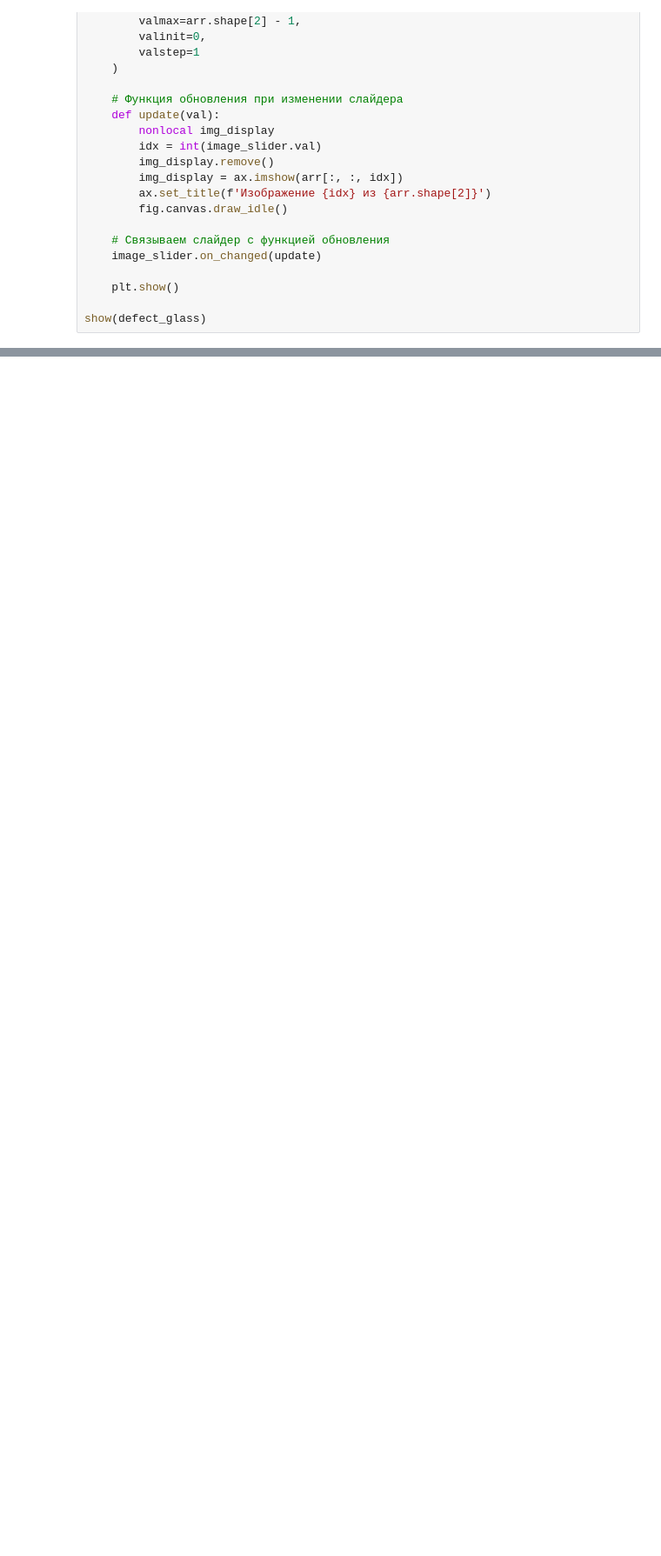
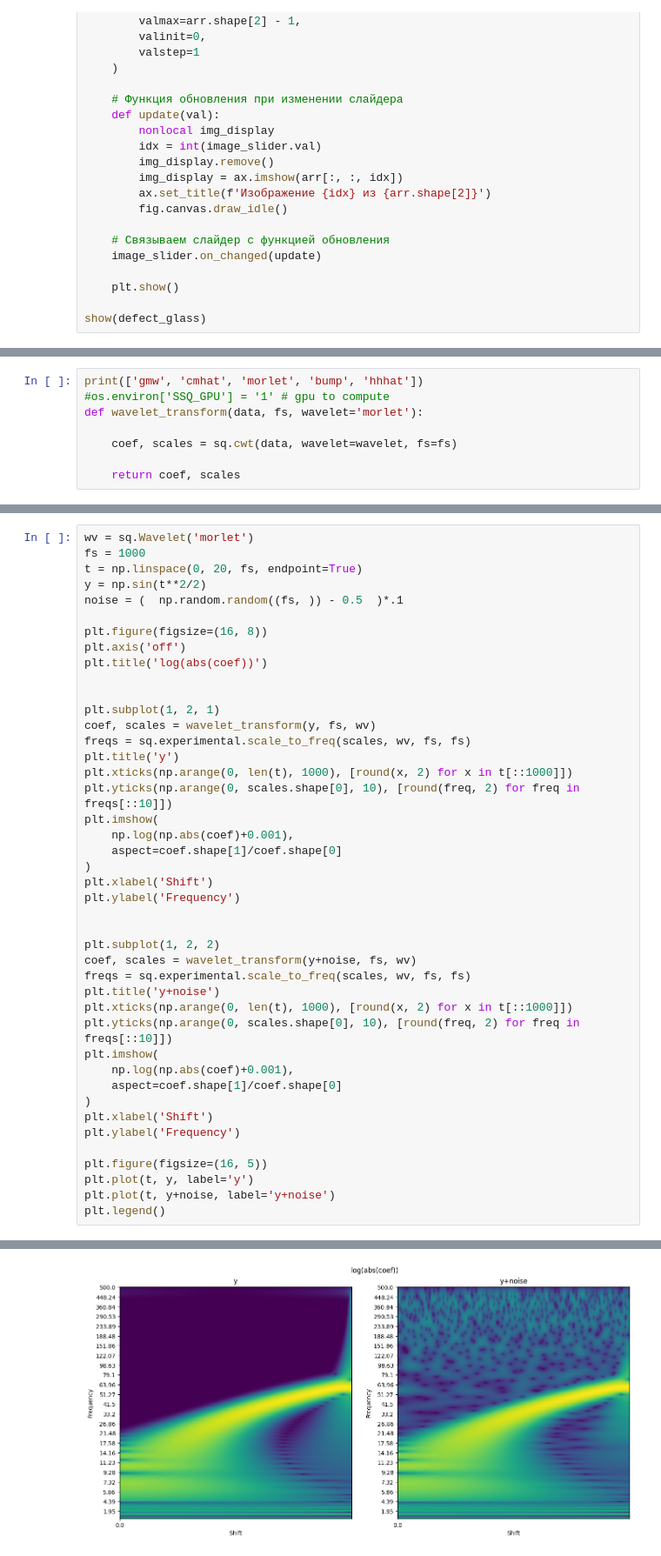
Before and after one commit to RenderAlien/thermograms, a Jupyter notebook: main.ipynb, the cells around one changed output, grey strips where cells are left out. Shown at 87% size. Saved outputs shown, nothing was run; the diff lists cells and outputs as text; blank space fills up the shorter version.

```diff
--- a/main.ipynb
+++ b/main.ipynb
@@ -205,0 +240,8 @@ plt.imshow(    np.log(res+0.001)    )
+# %%
+print(['gmw', 'cmhat', 'morlet', 'bump', 'hhhat'])
+#os.environ['SSQ_GPU'] = '1' # gpu to compute
+def wavelet_transform(data, fs, wavelet='morlet'):
+
+    coef, scales = sq.cwt(data, wavelet=wavelet, fs=fs)
+
+    return coef, scales
@@ -205,0 +250,44 @@ plt.imshow(    np.log(res+0.001)    )
+# %%
+wv = sq.Wavelet('morlet')
+fs = 1000
+t = np.linspace(0, 20, fs, endpoint=True)
+y = np.sin(t**2/2)
+noise = (  np.random.random((fs, )) - 0.5  )*.1
+
+plt.figure(figsize=(16, 8))
+plt.axis('off')
+plt.title('log(abs(coef))')
+
+
+plt.subplot(1, 2, 1)
+coef, scales = wavelet_transform(y, fs, wv)
+freqs = sq.experimental.scale_to_freq(scales, wv, fs, fs)
+plt.title('y')
+plt.xticks(np.arange(0, len(t), 1000), [round(x, 2) for x in t[::1000]])
+plt.yticks(np.arange(0, scales.shape[0], 10), [round(freq, 2) for freq in freqs[::10]])
+plt.imshow(
+    np.log(np.abs(coef)+0.001),
+    aspect=coef.shape[1]/coef.shape[0]
+)
+plt.xlabel('Shift')
+plt.ylabel('Frequency')
+
+
+plt.subplot(1, 2, 2)
+coef, scales = wavelet_transform(y+noise, fs, wv)
+freqs = sq.experimental.scale_to_freq(scales, wv, fs, fs)
+plt.title('y+noise')
+plt.xticks(np.arange(0, len(t), 1000), [round(x, 2) for x in t[::1000]])
+plt.yticks(np.arange(0, scales.shape[0], 10), [round(freq, 2) for freq in freqs[::10]])
+plt.imshow(
+    np.log(np.abs(coef)+0.001),
+    aspect=coef.shape[1]/coef.shape[0]
+)
+plt.xlabel('Shift')
+plt.ylabel('Frequency')
+
+plt.figure(figsize=(16, 5))
+plt.plot(t, y, label='y')
+plt.plot(t, y+noise, label='y+noise')
+plt.legend()
+# %% [output]
@@ -205,0 +295 @@ plt.imshow(    np.log(res+0.001)    )
+[figure, added]
```
Also changed, not shown: parts of 29 cells of this notebook, 3 other files.
